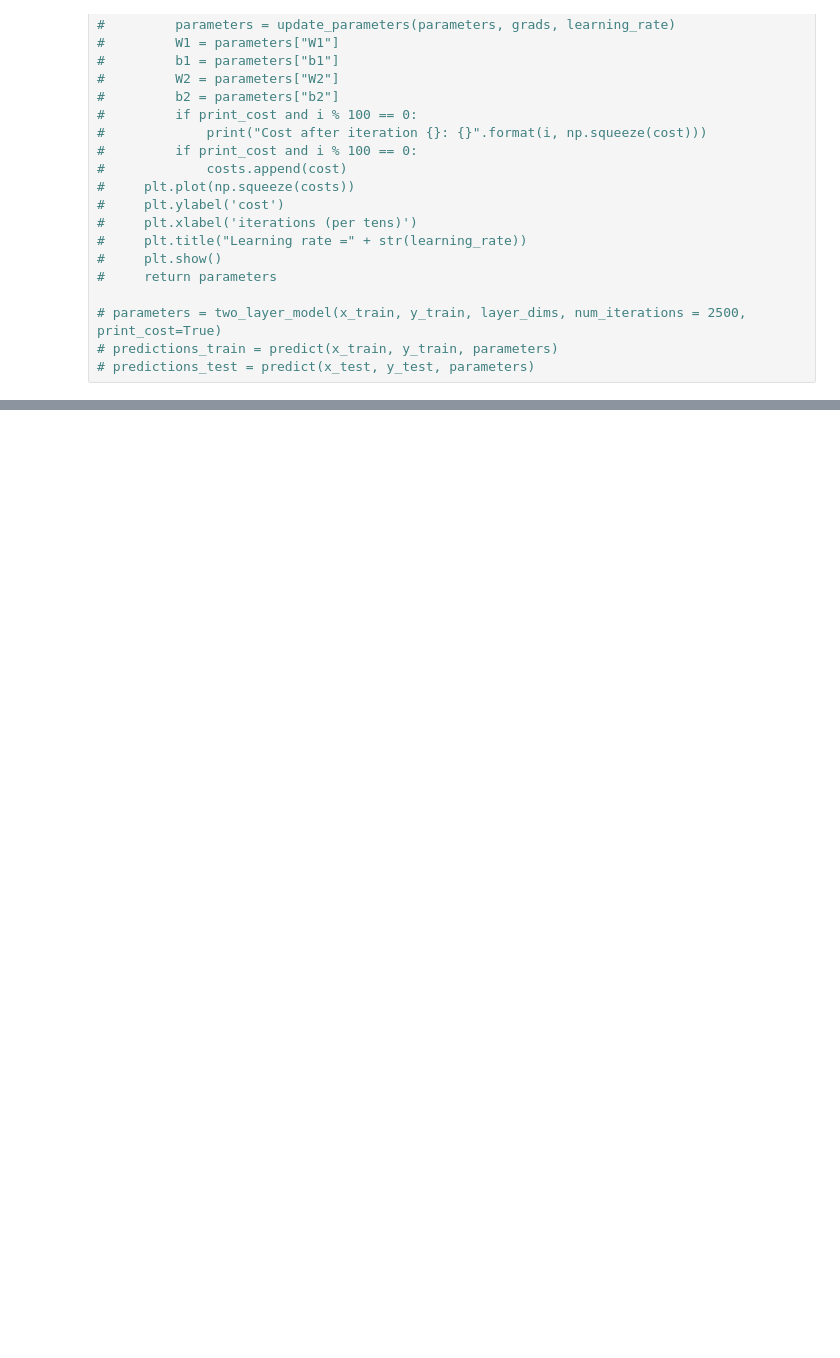
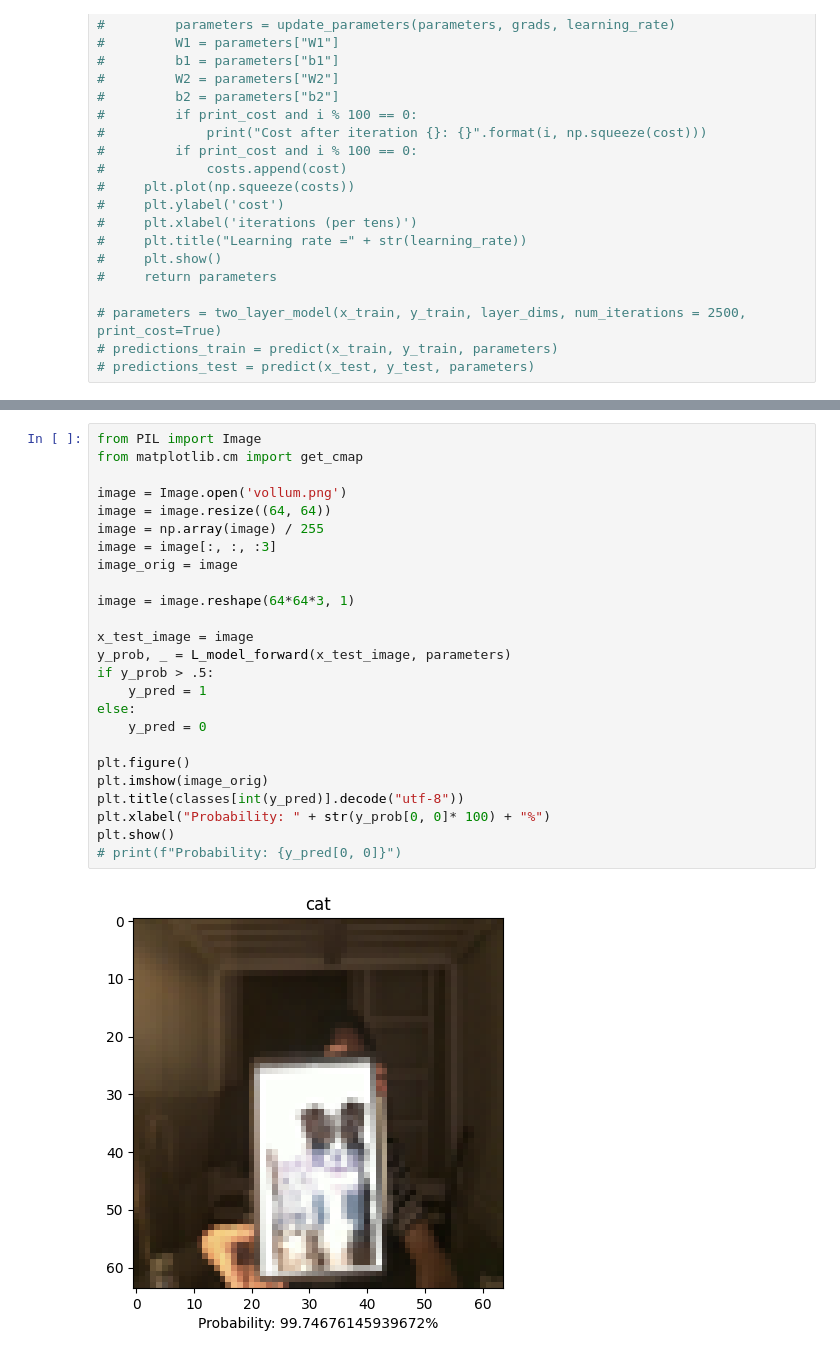
Before and after one commit to YaolinGe/AI, a Jupyter notebook: C1-NeuralNetworkAndDeepLearning/w4/nn.ipynb, the cells around one changed output, grey strips where cells are left out. Cells and saved outputs as stored; diff of their text form; blank space fills up the shorter version.

```diff
--- a/C1-NeuralNetworkAndDeepLearning/w4/nn.ipynb
+++ b/C1-NeuralNetworkAndDeepLearning/w4/nn.ipynb
@@ -279,2 +282,29 @@ Cost after iteration 4900: 0.007365
+# %%
+from PIL import Image
+from matplotlib.cm import get_cmap
+
+image = Image.open('vollum.png')
+image = image.resize((64, 64))
+image = np.array(image) / 255
+image = image[:, :, :3]
+image_orig = image
+
+image = image.reshape(64*64*3, 1)
+
+x_test_image = image
+y_prob, _ = L_model_forward(x_test_image, parameters)
+if y_prob > .5:
+    y_pred = 1
+else:
+    y_pred = 0
+
+plt.figure()
+plt.imshow(image_orig)
+plt.title(classes[int(y_pred)].decode("utf-8"))
+plt.xlabel("Probability: " + str(y_prob[0, 0]* 100) + "%")
+plt.show()
+# print(f"Probability: {y_pred[0, 0]}")
+# %% [output]
+[figure, added]
 # %%
 # %% [output]
```
Also changed, not shown: parts of 4 cells of this notebook, 5 other files.
